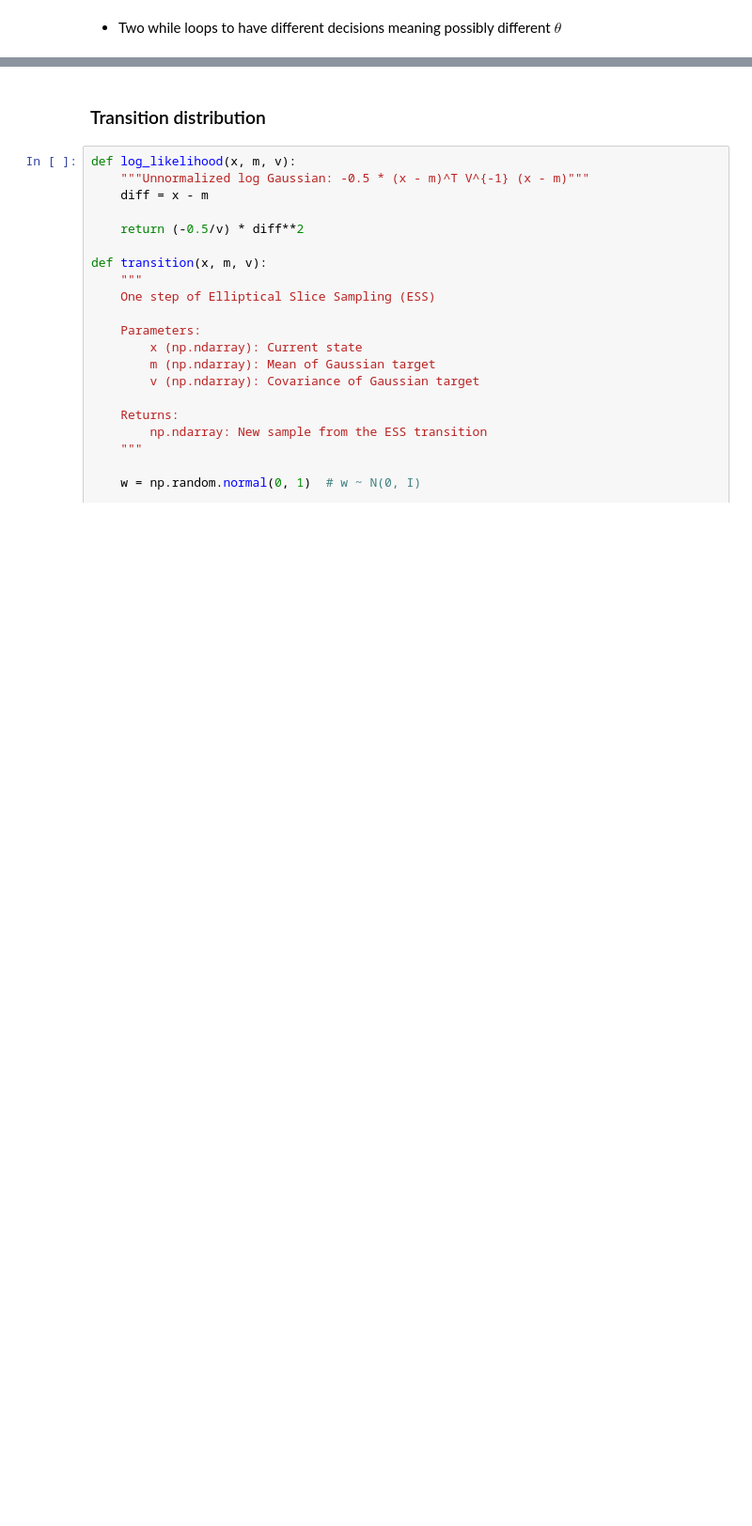
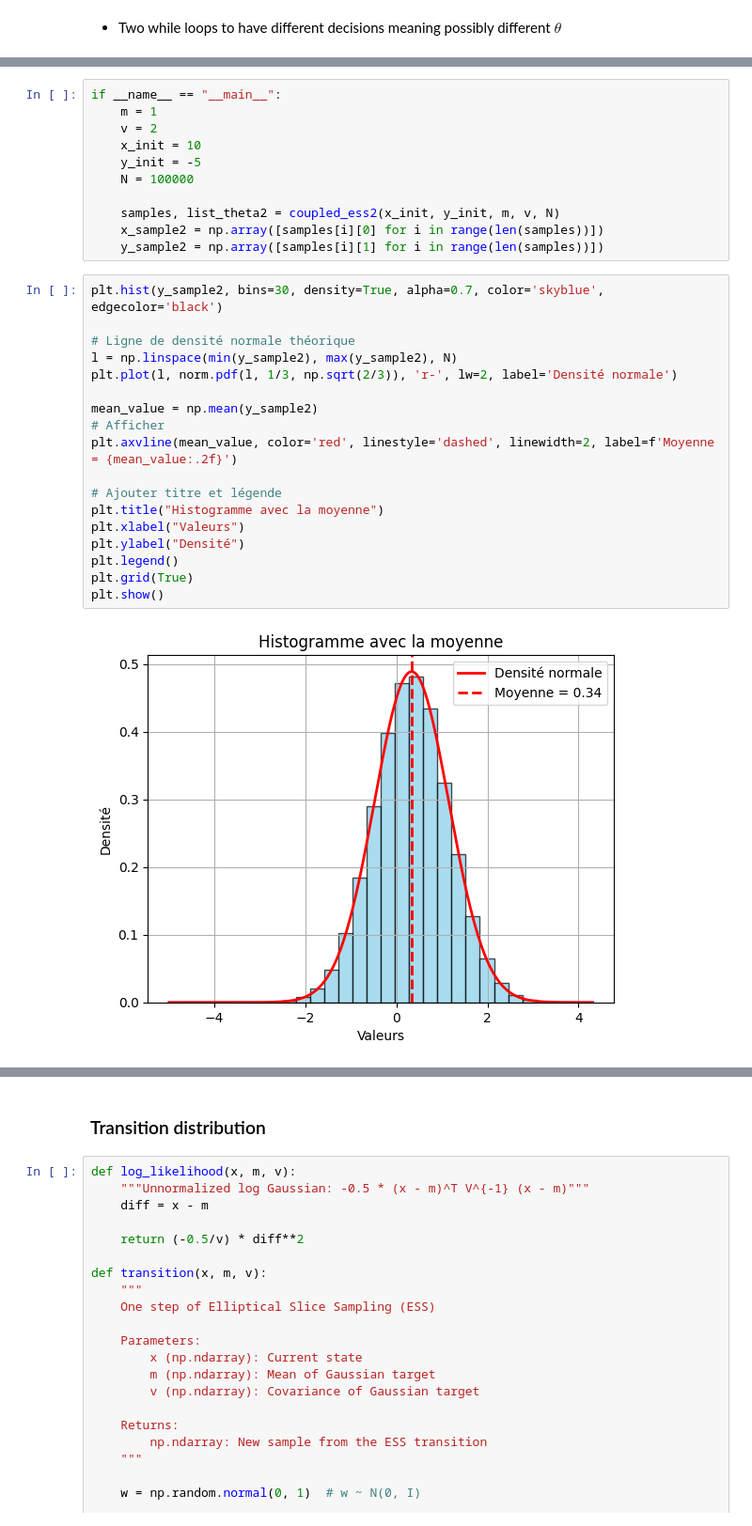
Before and after one commit to MohamedKeteb/Coupling_ESS, a Jupyter notebook: simu_ESS.ipynb, the cells around one changed output, grey strips where cells are left out. Shown at 94% size. Saved outputs shown, nothing was run; the diff lists cells and outputs as text; blank space fills up the shorter version.

```diff
--- a/simu_ESS.ipynb
+++ b/simu_ESS.ipynb
@@ -248,0 +257,31 @@ def coupled_ess(x0, y0, m, v, n_iter):
+# %%
+if __name__ == "__main__":
+    m = 1
+    v = 2
+    x_init = 10
+    y_init = -5
+    N = 100000
+
+    samples, list_theta2 = coupled_ess2(x_init, y_init, m, v, N)
+    x_sample2 = np.array([samples[i][0] for i in range(len(samples))])
+    y_sample2 = np.array([samples[i][1] for i in range(len(samples))])
+# %%
+plt.hist(y_sample2, bins=30, density=True, alpha=0.7, color='skyblue', edgecolor='black')
+
+# Ligne de densité normale théorique
+l = np.linspace(min(y_sample2), max(y_sample2), N)
+plt.plot(l, norm.pdf(l, 1/3, np.sqrt(2/3)), 'r-', lw=2, label='Densité normale')
+
+mean_value = np.mean(y_sample2)
+# Afficher
+plt.axvline(mean_value, color='red', linestyle='dashed', linewidth=2, label=f'Moyenne = {mean_value:.2f}')
+
+# Ajouter titre et légende
+plt.title("Histogramme avec la moyenne")
+plt.xlabel("Valeurs")
+plt.ylabel("Densité")
+plt.legend()
+plt.grid(True)
+plt.show()
+# %% [output]
+[figure, added]
```
Also changed, not shown: parts of 14 cells of this notebook.
